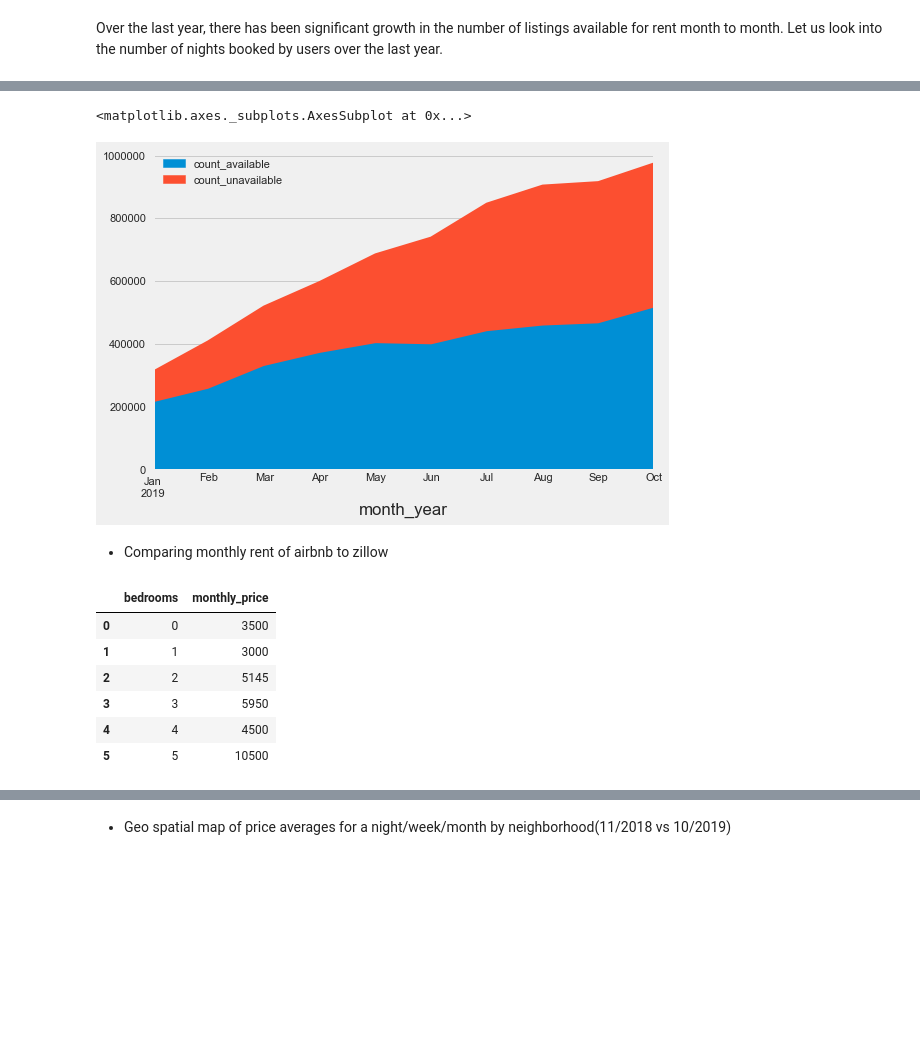
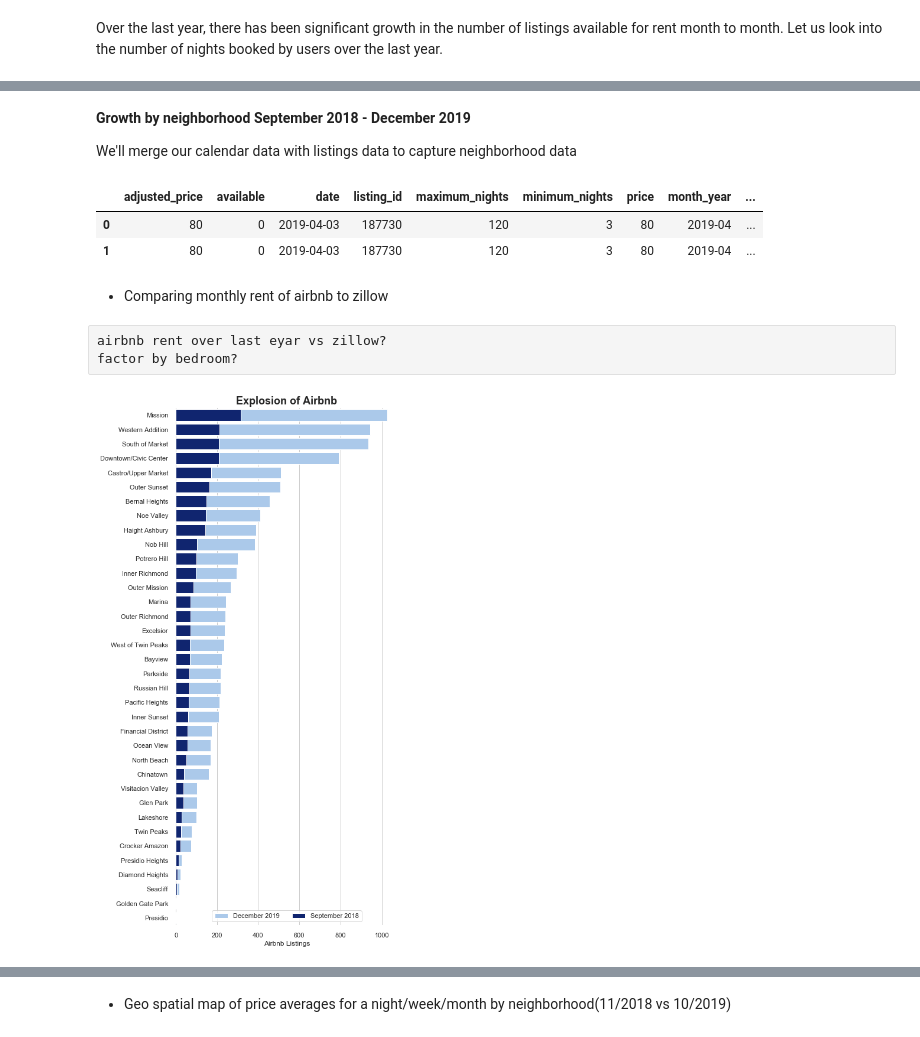
Before and after one commit to KishenSharma6/Airbnb-SF, a Jupyter notebook: Project Codes/03. Exploratory Data Analysis/12_27_2019_EDA.ipynb, the cells around one changed output, grey strips where cells are left out. Cells and saved outputs as stored; diff of their text form; code cells hidden in the pictures; blank space fills up the shorter version.

```diff
--- a/Project Codes/03. Exploratory Data Analysis/12_27_2019_EDA.ipynb
+++ b/Project Codes/03. Exploratory Data Analysis/12_27_2019_EDA.ipynb
@@ -276,9 +223,4 @@ unavailable = unavailable.groupby(['month_year'])['count'].sum().reset_index()
-# %%
-#change the backend on this to see aggragate
-test = available.merge(unavailable,left_on=  'month_year', right_on='month_year', suffixes=('_available', '_unavailable')).set_index('month_year')
-
-
-test.plot.area()
-# %% [output]
-<matplotlib.axes._subplots.AxesSubplot at 0x...>
-[figure, removed]
+# %% [markdown]
+**Growth by neighborhood September 2018 - December 2019**
+
+We'll merge our calendar data with listings data to capture neighborhood data
@@ -285,14 +238,11 @@ test.plot.area()
+# %%
+neighborhood_growth.head(2)
+# %% [output]
+|  | adjusted_price | available | date | listing_id | maximum_nights | minimum_nights | price | month_year | ... |
+| 0 | 80 | 0 | 2019-04-03 | 187730 | 120 | 3 | 80 | 2019-04 | ... |
+| 1 | 80 | 0 | 2019-04-03 | 187730 | 120 | 3 | 80 | 2019-04 | ... |
 # %% [markdown]
 * Comparing monthly rent of airbnb to zillow
-# %%
-monthly_airbnb = listings[-listings.monthly_price.isnull()]
-
-monthly_airbnb.groupby('bedrooms')['monthly_price'].median().reset_index()
-# %% [output]
-|  | bedrooms | monthly_price |
-| 0 | 0 | 3500 |
-| 1 | 1 | 3000 |
-| 2 | 2 | 5145 |
-| 3 | 3 | 5950 |
-| 4 | 4 | 4500 |
-| 5 | 5 | 10500 |
+# %% [raw]
+airbnb rent over last eyar vs zillow?
+factor by bedroom?
@@ -299,3 +251,49 @@ monthly_airbnb.groupby('bedrooms')['monthly_price'].median().reset_index()
+# %%
+#convert to pandas
+neighborhood_growth_pd = neighborhood_growth.compute()
+# %%
+#Group last year by month_year and get a count of unique listings per month
+neighborhood_growth_pd = neighborhood_growth_pd.groupby(['neighbourhood_cleansed', 'month_year'])['listing_id'].agg({'nunique'}).reset_index()
+# %%
+#Rename columns
+neighborhood_growth_pd =neighborhood_growth_pd.rename(columns = {'neighbourhood_cleansed': 'neighborhoods',
+                                                                 'nunique': 'listings'})
+# %%
+neighborhood_growth_pd = neighborhood_growth_pd.sort_values(by=['month_year', 'listings'], ascending=False)
+# %%
+#Set fig size
+f, ax = plt.subplots(figsize = (6,15))
+
+#set style and color_pallete
+sns.set(style='whitegrid')
+
+#Set color codes for modern data
+sns.set_color_codes('pastel')
+
+#plot data from
+j = sns.barplot(x = 'listings', y = 'neighborhoods', color = 'b',
+            data = neighborhood_growth_pd[neighborhood_growth_pd.month_year == '2019-12'],
+                label = 'December 2019')
+
+#Set color codes for older data
+sns.set_color_codes('dark')
+
+#Plot data from 2018-09
+g = sns.barplot(x = 'listings', y = 'neighborhoods', color = 'b',
+            data = neighborhood_growth_pd[neighborhood_growth_pd.month_year == '2018-09'],
+                label = 'September 2018')
+
+#Set legend info
+ax.legend(frameon = True, ncol = 2, loc= 'lower center');
+
+#Set Labels
+ax.set(ylabel="", xlabel="Airbnb Listings")
+ax.set_title('Explosion of Airbnb', fontweight = 'bold', fontsize = 18)
+
+
+sns.despine(left=True, bottom=True)
+# %% [output]
+[figure, added]
 # %%
 #test = sf_zillow.groupby(['Bedrooms', 'Date'])['Median_Rent'].mean().reset_index()
 fig, ax = plt.subplots(figsize=(10,5))
```
Also changed, not shown: parts of 23 cells of this notebook.
